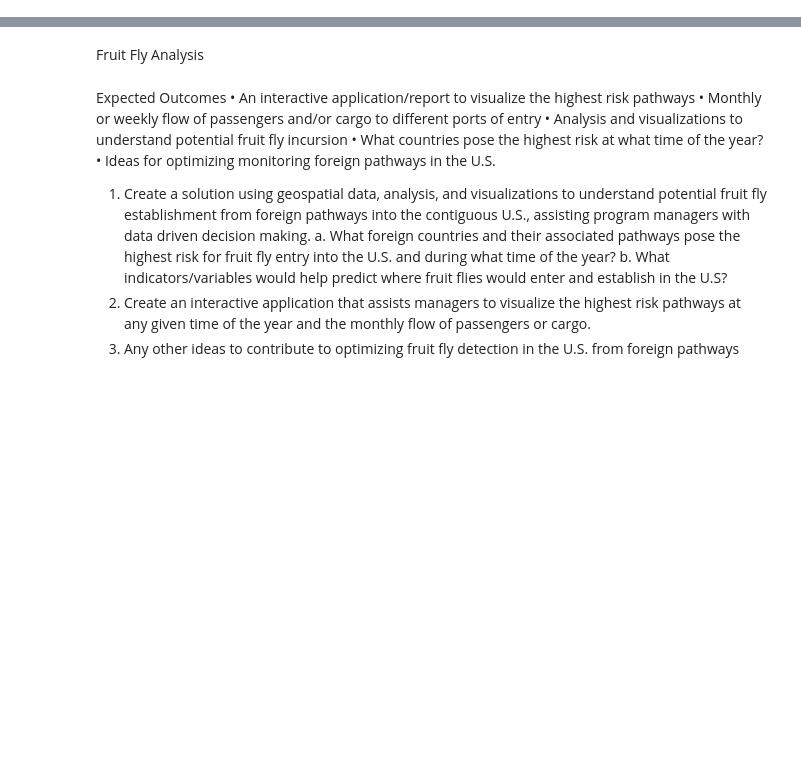
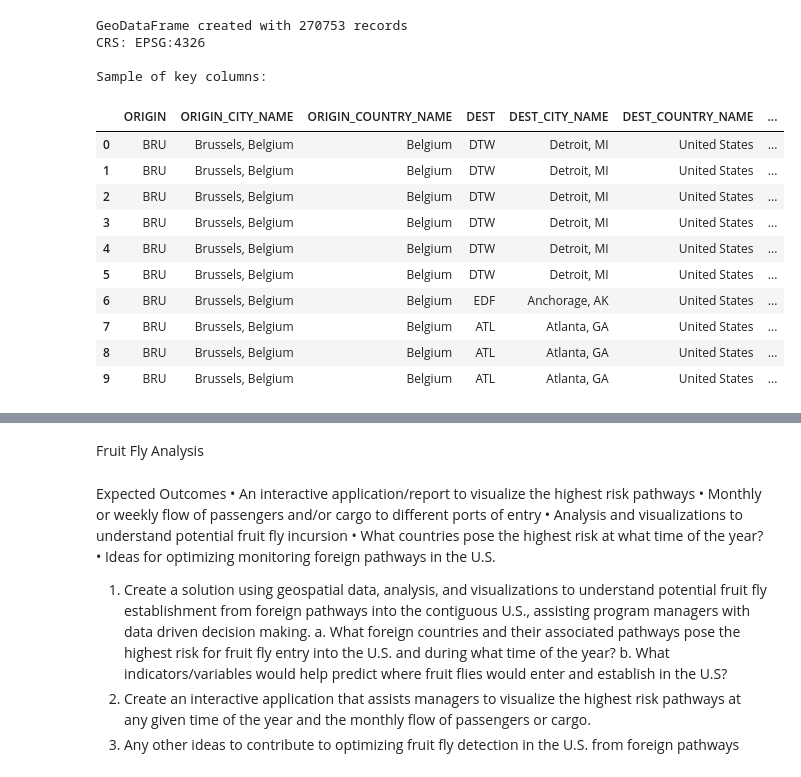
Before and after one commit to BryantScottCSU/CSU-NASA-USDA-Hackathon-2026, a Jupyter notebook: notebook/fruitFlyAnalysis.ipynb, the cells around one changed output, grey strips where cells are left out. Cells and saved outputs as stored; diff of their text form; code cells hidden in the pictures; blank space fills up the shorter version.

```diff
--- a/notebook/fruitFlyAnalysis.ipynb
+++ b/notebook/fruitFlyAnalysis.ipynb
@@ -11,0 +170,39 @@ import time
+# %%
+# ============================================================
+# Convert to GeoPandas GeoDataFrame
+# ============================================================
+from shapely.geometry import Point
+
+def df_to_geodataframe(df, x_col='ORIGIN_LON', y_col='ORIGIN_LAT'):
+    """Convert DataFrame with lat/lon columns to GeoDataFrame"""
+    geometry = [Point(xy) if xy[0] and xy[1] else None
+                for xy in zip(df[x_col], df[y_col])]
+
+    gdf = gpd.GeoDataFrame(df, geometry=geometry, crs="EPSG:4326")
+    return gdf
+
+# Convert sample data to GeoDataFrame (using origin coordinates)
+ppq_GeoDataFrame = df_to_geodataframe(ppq_full_df, x_col='ORIGIN_LON', y_col='ORIGIN_LAT')
+
+print(f"GeoDataFrame created with {len(ppq_GeoDataFrame)} records")
+print(f"CRS: {ppq_GeoDataFrame.crs}")
+print(f"\nSample of key columns:")
+ppq_GeoDataFrame[['ORIGIN', 'ORIGIN_CITY_NAME', 'ORIGIN_COUNTRY_NAME',
+         'DEST', 'DEST_CITY_NAME', 'DEST_COUNTRY_NAME',
+         'PASSENGERS', 'YEAR_WADS', 'MONTH_WADS']].head(10)
+# %% [output]
+GeoDataFrame created with 270753 records
+CRS: EPSG:4326
+
+Sample of key columns:
+|  | ORIGIN | ORIGIN_CITY_NAME | ORIGIN_COUNTRY_NAME | DEST | DEST_CITY_NAME | DEST_COUNTRY_NAME | ... |
+| 0 | BRU | Brussels, Belgium | Belgium | DTW | Detroit, MI | United States | ... |
+| 1 | BRU | Brussels, Belgium | Belgium | DTW | Detroit, MI | United States | ... |
+| 2 | BRU | Brussels, Belgium | Belgium | DTW | Detroit, MI | United States | ... |
+| 3 | BRU | Brussels, Belgium | Belgium | DTW | Detroit, MI | United States | ... |
+| 4 | BRU | Brussels, Belgium | Belgium | DTW | Detroit, MI | United States | ... |
+| 5 | BRU | Brussels, Belgium | Belgium | DTW | Detroit, MI | United States | ... |
+| 6 | BRU | Brussels, Belgium | Belgium | EDF | Anchorage, AK | United States | ... |
+| 7 | BRU | Brussels, Belgium | Belgium | ATL | Atlanta, GA | United States | ... |
+| 8 | BRU | Brussels, Belgium | Belgium | ATL | Atlanta, GA | United States | ... |
+| 9 | BRU | Brussels, Belgium | Belgium | ATL | Atlanta, GA | United States | ... |
```
Also changed, not shown: parts of 8 cells of this notebook.
